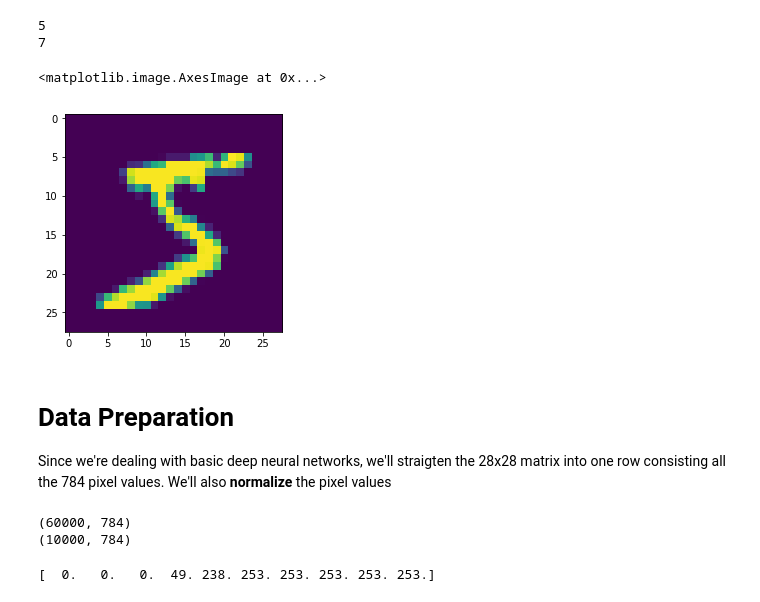
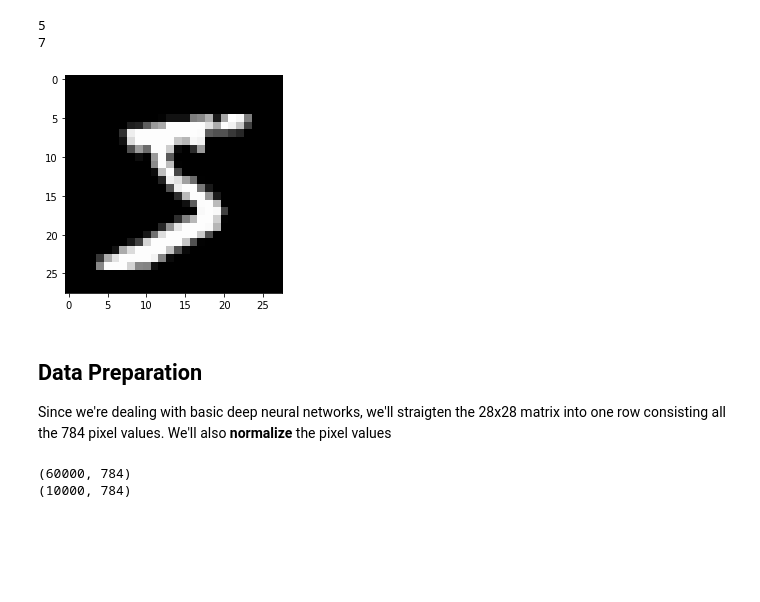
Before and after one commit to mvshashank08/intro_to_deep_learning, a Jupyter notebook: Basic DNN.ipynb, the cells around one changed output. Saved outputs shown, nothing was run; the diff lists cells and outputs as text; code cells hidden in the pictures; blank space fills up the shorter version.

```diff
--- a/Basic DNN.ipynb
+++ b/Basic DNN.ipynb
@@ -46,13 +45,12 @@ print(y_test[0])
 5
 7
 # %%
-plt.imshow(X_train[0])
+plt.imshow(X_train[0], cmap="gray")
 plt.show()
 # %% [output]
-<matplotlib.image.AxesImage at 0x...>
-[figure, old version]
+[figure, new version]
 # %% [markdown]
-# Data Preparation
+## Data Preparation
 
 Since we're dealing with basic deep neural networks, we'll straigten the 28x28 matrix into one row consisting all the 784 pixel values. We'll also **normalize** the pixel values
 # %%
@@ -66,10 +64,6 @@ print(X_test.shape)
 # %% [output]
 (60000, 784)
 (10000, 784)
-# %%
-print(X_train[0, 200:210])
-# %% [output]
-[  0.   0.   0.  49. 238. 253. 253. 253. 253. 253.]
 # %%
 # normalize inputs from 0-255 to 0-1
 X_train = X_train / 255
```
Also changed, not shown: parts of 18 cells of this notebook.
